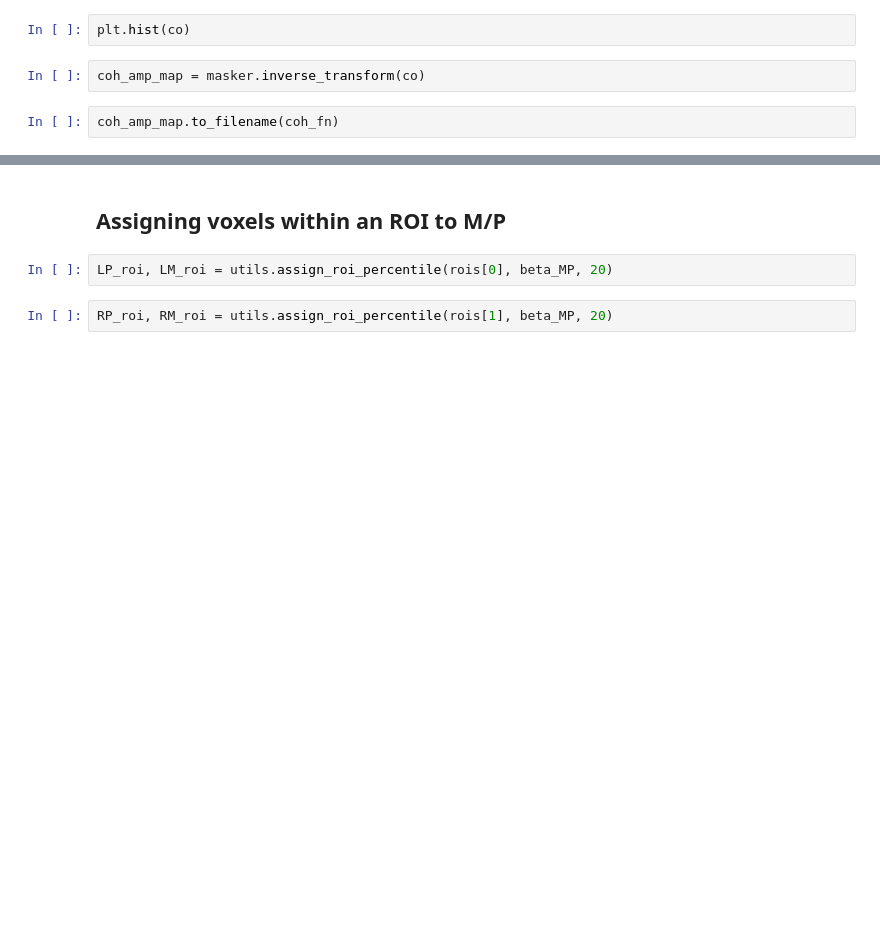
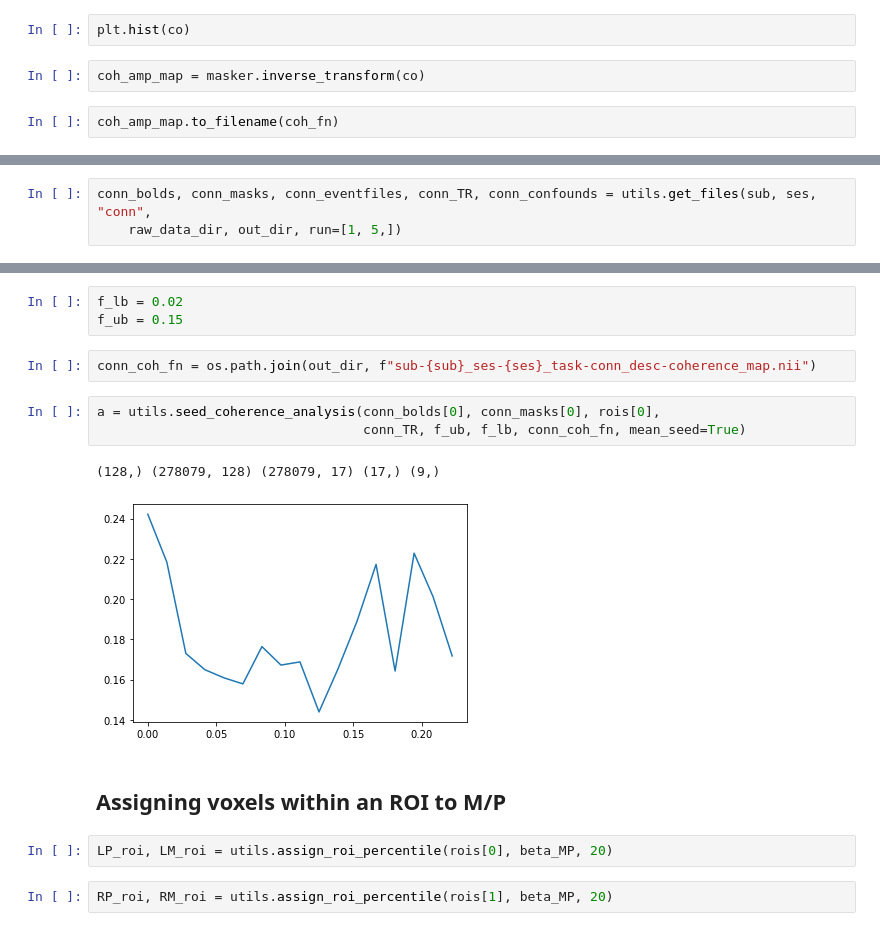
Before and after one commit to smerdis/streams, a Jupyter notebook: glm_code/NB_20200929.ipynb, the cells around one changed output, grey strips where cells are left out. Cells and saved outputs as stored; diff of their text form; blank space fills up the shorter version.

```diff
--- a/glm_code/NB_20200929.ipynb
+++ b/glm_code/NB_20200929.ipynb
@@ -1005,0 +666,3 @@ np.count_nonzero(lgn_voxel_mask_coh)
+# %%
+conn_bolds, conn_masks, conn_eventfiles, conn_TR, conn_confounds = utils.get_files(sub, ses, "conn",
+    raw_data_dir, out_dir, run=[1, 5,])
@@ -1006,3 +681,14 @@ np.count_nonzero(lgn_voxel_mask_coh)
+# %%
+f_lb = 0.02
+f_ub = 0.15
+# %%
+conn_coh_fn = os.path.join(out_dir, f"sub-{sub}_ses-{ses}_task-conn_desc-coherence_map.nii")
+# %%
+a = utils.seed_coherence_analysis(conn_bolds[0], conn_masks[0], rois[0],
+                                  conn_TR, f_ub, f_lb, conn_coh_fn, mean_seed=True)
+# %% [output]
+(128,) (278079, 128) (278079, 17) (17,) (9,)
+[figure, added]
 # %% [markdown]
 ## Assigning voxels within an ROI to M/P
 # %%
```
Also changed, not shown: parts of 133 cells of this notebook, 1 other file.
